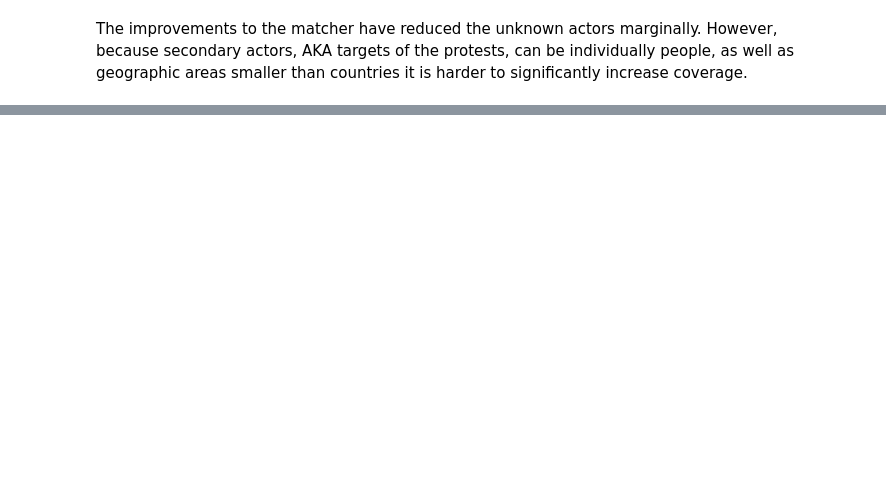
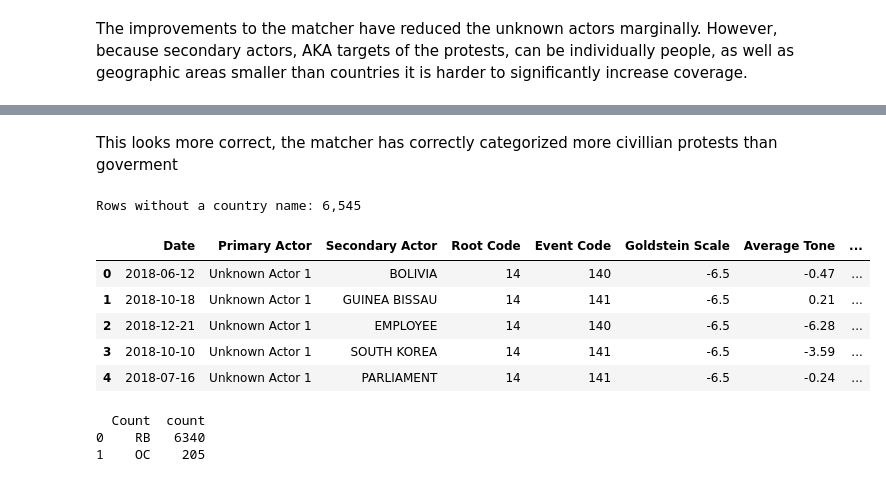
Before and after one commit to XicaFelix/gdelt_global_protests_2017_2022, a Jupyter notebook: GDLET_protests_2018_2021.ipynb, the cells around one changed output, grey strips where cells are left out. Drawn from its saved outputs; the diff is of its cells as text; code cells hidden in the pictures; blank space fills up the shorter version.

Commit message:
Finalize matcher, get final dataset

```diff
--- a/GDLET_protests_2018_2021.ipynb
+++ b/GDLET_protests_2018_2021.ipynb
@@ -209,5 +253 @@ According to GDELT's CAMEO naming convention, Actor1 protests 'against' Actor2.
-# %%
-# Only override secondary category where the protest is anti-government
-mask_anti_gov = df['EventRootCode'] == '142'
-df.loc[mask_anti_gov, 'SecondaryActorType'] = 'Government'
 # %%
@@ -250,0 +310,13 @@ The improvements to the matcher have reduced the unknown actors marginally. Howe
+# %%
+# Separate date into parts
+df['Year']  = df['Date'].dt.year
+df['Month'] = df['Date'].dt.month_name().str.slice(stop=3)
+df['MonthNum'] = df['Date'].dt.month
+# %%
+# Filter out coordinates that don't make sense (outside of logical bounds)
+# Filter out placeholder coordinates (0.0, 0.0) where location is unknown
+df = df[
+  df['Latitude'].between(-90, 90) &
+  df['Longitude'].between(-180, 180) &
+  ~((df['Latitude'] == 0) & (df['Longitude'] == 0))
+]
@@ -250,0 +348,44 @@ The improvements to the matcher have reduced the unknown actors marginally. Howe
+# %% [markdown]
+This looks more correct, the matcher has correctly categorized more civillian protests than goverment
+# %%
+# Convert country codes to country
+
+fips_url = "https://www.gdeltproject.org/data/lookups/FIPS.country.txt"
+fips = pd.read_csv(
+    fips_url,
+    sep="\t",
+    header=None,
+    names=["Country Code","Country"],  # first column is code, second is name
+    dtype=str
+)
+
+# 3) Merge on Country Code column
+df = df.merge(fips, on="Country Code", how="left")
+
+# 4) Check how many still unmapped
+missing = df["Country"].isna().sum()
+print(f"Rows without a country name: {missing:,}")
+# %% [output]
+Rows without a country name: 6,545
+# %%
+df.head()
+# %% [output]
+|  | Date | Primary Actor | Secondary Actor | Root Code | Event Code | Goldstein Scale | Average Tone | ... |
+| 0 | 2018-06-12 | Unknown Actor 1 | BOLIVIA | 14 | 140 | -6.5 | -0.47 | ... |
+| 1 | 2018-10-18 | Unknown Actor 1 | GUINEA BISSAU | 14 | 141 | -6.5 | 0.21 | ... |
+| 2 | 2018-12-21 | Unknown Actor 1 | EMPLOYEE | 14 | 140 | -6.5 | -6.28 | ... |
+| 3 | 2018-10-10 | Unknown Actor 1 | SOUTH KOREA | 14 | 141 | -6.5 | -3.59 | ... |
+| 4 | 2018-07-16 | Unknown Actor 1 | PARLIAMENT | 14 | 141 | -6.5 | -0.24 | ... |
+# %%
+# List the unique codes that didn’t merge
+missing_codes = (
+    df.loc[df['Country'].isna(), 'Country Code']
+      .value_counts()
+      .reset_index()
+      .rename(columns={'index':'Country Code','Country Code':'Count'})
+)
+print(missing_codes)
+# %% [output]
+  Count  count
+0    RB   6340
+1    OC    205
```
Also changed, not shown: parts of 20 cells of this notebook.
